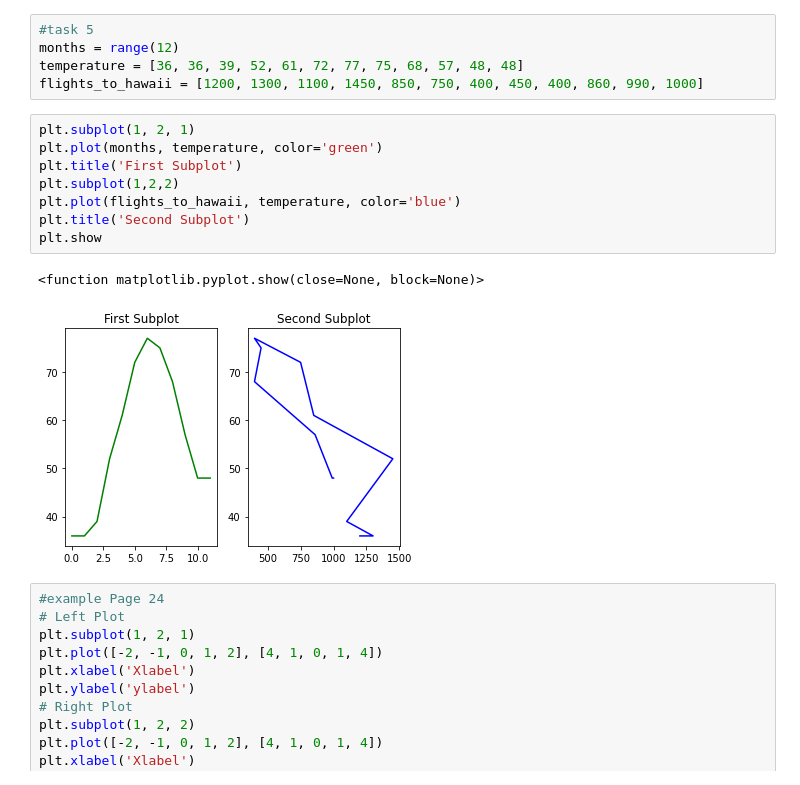
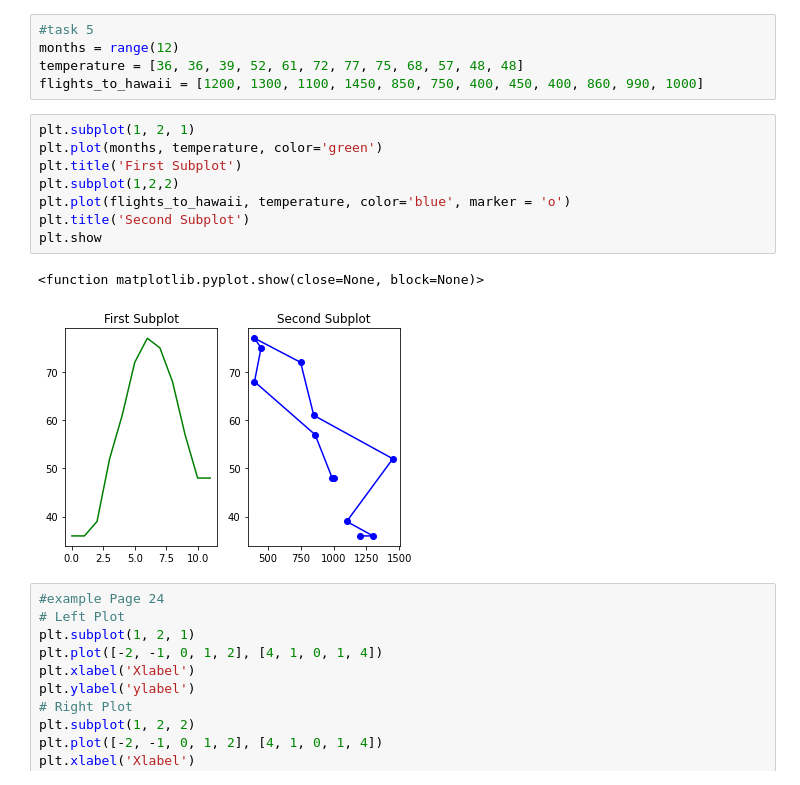
Before and after one commit to smhassan123/test, a Jupyter notebook: Visualisation Tasks.ipynb, the cells around one changed output. Cells and saved outputs as stored; diff of their text form.

```diff
--- a/Visualisation Tasks.ipynb
+++ b/Visualisation Tasks.ipynb
@@ -66,14 +66,14 @@ flights_to_hawaii = [1200, 1300, 1100, 1450, 850, 750, 400, 450, 400, 860, 990,
 # %%
 plt.subplot(1, 2, 1)
 plt.plot(months, temperature, color='green')
 plt.title('First Subplot')
 plt.subplot(1,2,2)
-plt.plot(flights_to_hawaii, temperature, color='blue')
+plt.plot(flights_to_hawaii, temperature, color='blue', marker = 'o')
 plt.title('Second Subplot')
 plt.show
 # %% [output]
 <function matplotlib.pyplot.show(close=None, block=None)>
-[figure, old version]
+[figure, new version]
 # %%
 #example Page 24
 # Left Plot
```
Also changed, not shown: parts of 4 cells of this notebook.
